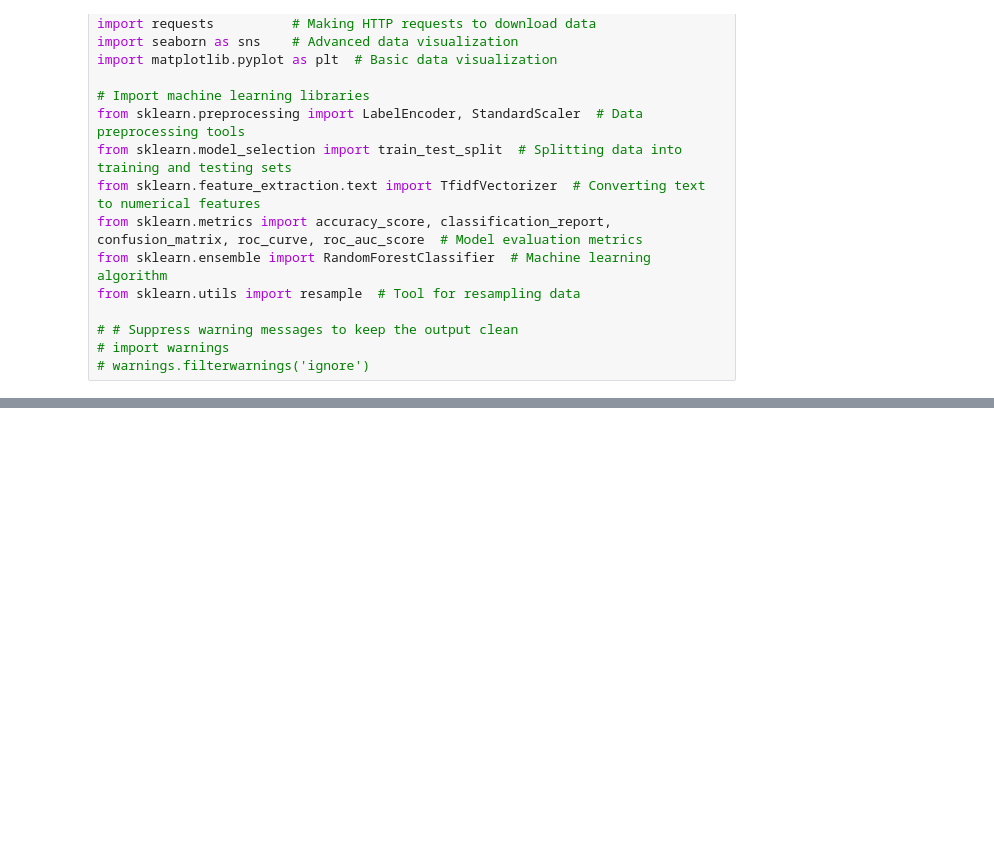
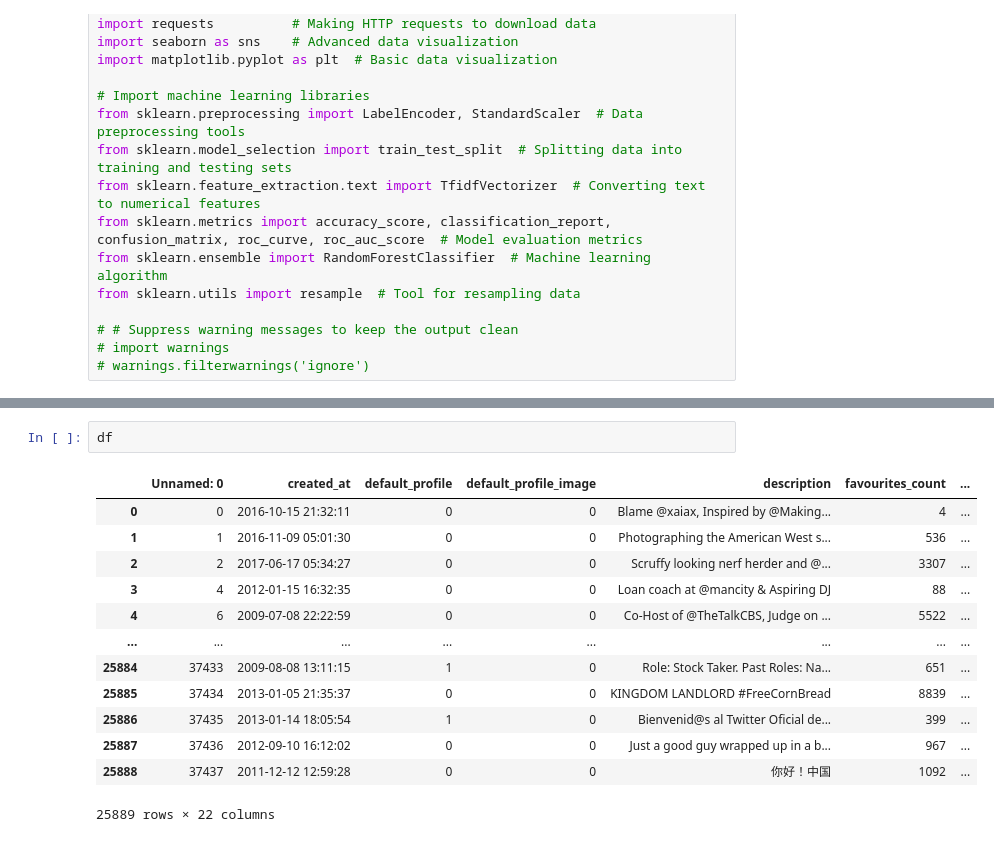
Before and after one commit to kyle-he/csci467_finalproject, a Jupyter notebook: random_forest.ipynb, the cells around one changed output, grey strips where cells are left out. Saved outputs shown, nothing was run; the diff lists cells and outputs as text; blank space fills up the shorter version.

```diff
--- a/random_forest.ipynb
+++ b/random_forest.ipynb
@@ -172,0 +185,16 @@ df_combined
+# %%
+df
+# %% [output]
+|  | Unnamed: 0 | created_at | default_profile | default_profile_image | description | favourites_count | ... |
+| 0 | 0 | 2016-10-15 21:32:11 | 0 | 0 | Blame @xaiax, Inspired by @Making... | 4 | ... |
+| 1 | 1 | 2016-11-09 05:01:30 | 0 | 0 | Photographing the American West s... | 536 | ... |
+| 2 | 2 | 2017-06-17 05:34:27 | 0 | 0 | Scruffy looking nerf herder and @... | 3307 | ... |
+| 3 | 4 | 2012-01-15 16:32:35 | 0 | 0 | Loan coach at @mancity & Aspiring DJ | 88 | ... |
+| 4 | 6 | 2009-07-08 22:22:59 | 0 | 0 | Co-Host of @TheTalkCBS, Judge on ... | 5522 | ... |
+| ... | ... | ... | ... | ... | ... | ... | ... |
+| 25884 | 37433 | 2009-08-08 13:11:15 | 1 | 0 | Role: Stock Taker. Past Roles: Na... | 651 | ... |
+| 25885 | 37434 | 2013-01-05 21:35:37 | 0 | 0 | KINGDOM LANDLORD #FreeCornBread | 8839 | ... |
+| 25886 | 37435 | 2013-01-14 18:05:54 | 1 | 0 | Bienvenid@s al Twitter Oficial de... | 399 | ... |
+| 25887 | 37436 | 2012-09-10 16:12:02 | 0 | 0 | Just a good guy wrapped up in a b... | 967 | ... |
+| 25888 | 37437 | 2011-12-12 12:59:28 | 0 | 0 | 你好！中国 | 1092 | ... |
+25889 rows × 22 columns
```
Also changed, not shown: parts of 4 cells of this notebook.
